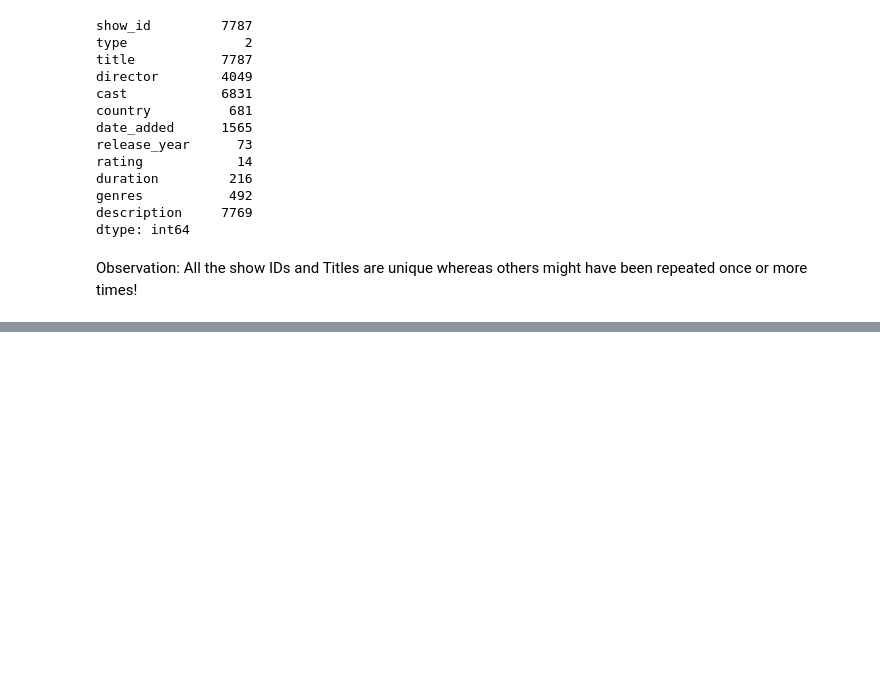
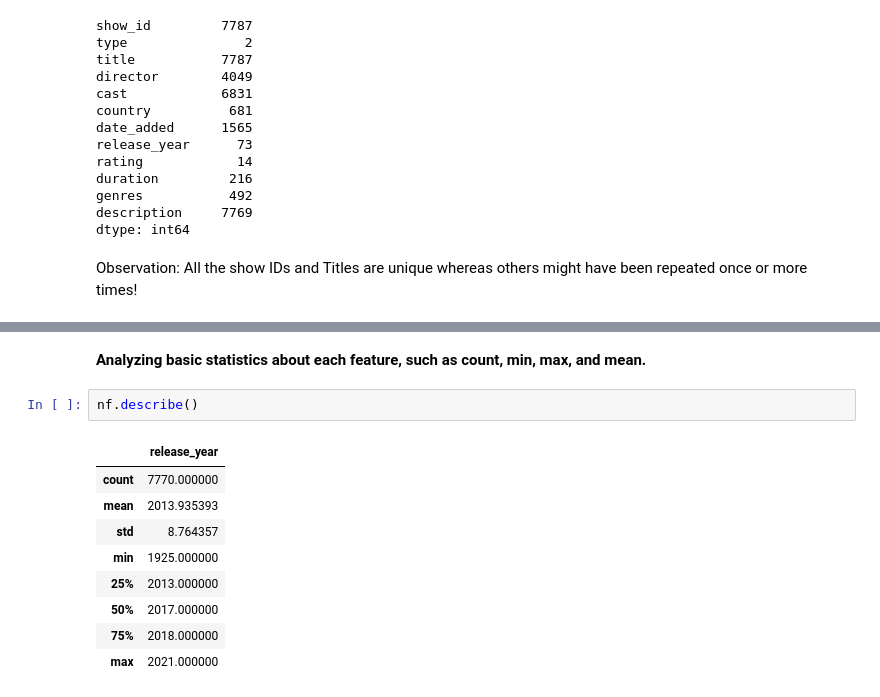
Before and after one commit to Harisha-AlmaBetter/NETFLIX-MOVIES-AND-TV-SHOWS-CLUSTERING, a Jupyter notebook: NETFLIX_MOVIES_AND_TV_SHOWS_CLUSTERING.ipynb, the cells around one changed output, grey strips where cells are left out. Drawn from its saved outputs; the diff is of its cells as text; blank space fills up the shorter version.

```diff
--- a/NETFLIX_MOVIES_AND_TV_SHOWS_CLUSTERING.ipynb
+++ b/NETFLIX_MOVIES_AND_TV_SHOWS_CLUSTERING.ipynb
@@ -365,0 +324,14 @@ array([2020, 2016, 2011, 2009, 2008, 2019, 1997, 2017, 2018, 2014, 2015,
+# %% [markdown]
+<B>Analyzing basic statistics about each feature, such as count, min, max, and mean.
+# %%
+nf.describe()
+# %% [output]
+|  | release_year |
+| count | 7770.000000 |
+| mean | 2013.935393 |
+| std | 8.764357 |
+| min | 1925.000000 |
+| 25% | 2013.000000 |
+| 50% | 2017.000000 |
+| 75% | 2018.000000 |
+| max | 2021.000000 |
```
Also changed, not shown: parts of 41 cells of this notebook.
